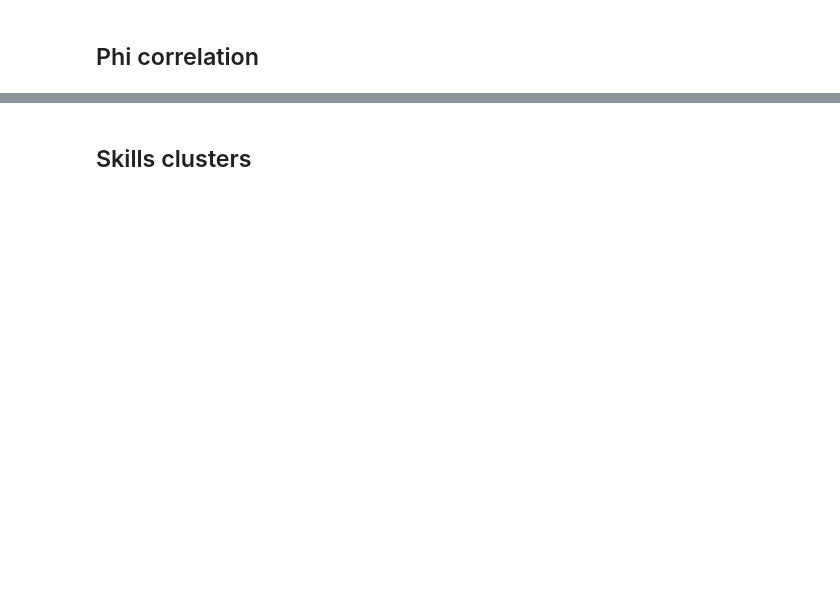
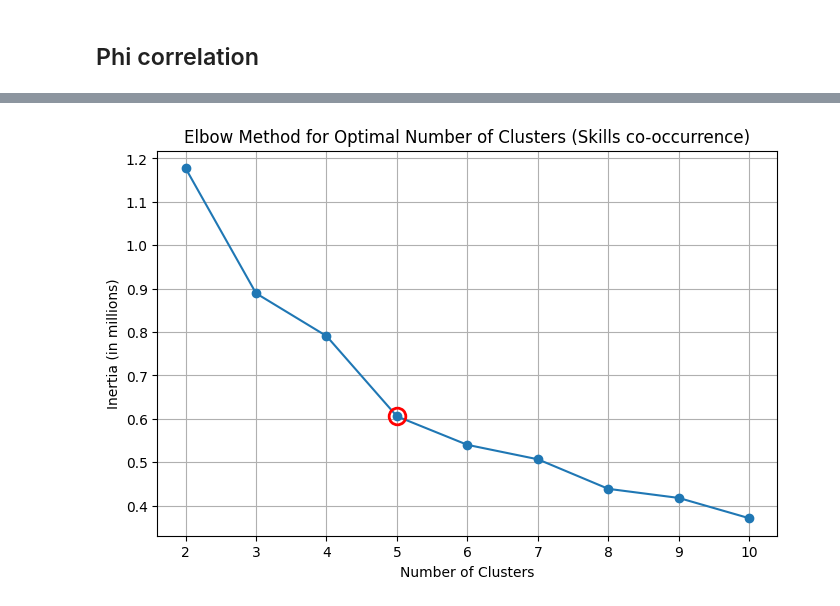
Before and after one commit to luancvieira/Trending-skills-in-IT-An-analysis-of-LinkedIn-job-postings, a Jupyter notebook: 4_data_analysis.ipynb, the cells around one changed output, grey strips where cells are left out. Saved outputs shown, nothing was run; the diff lists cells and outputs as text; code cells hidden in the pictures; blank space fills up the shorter version.

Commit message:
add clusters analysis

```diff
--- a/4_data_analysis.ipynb
+++ b/4_data_analysis.ipynb
@@ -208,0 +296,3 @@ plt.show()
+# %%
+postings_df_with_salary = postings_df[~postings_df.isna().any(axis = 1)]
+postings_df_with_salary
@@ -261,2 +367,39 @@ plt.show()
-# %% [markdown]
-## Skills clusters
+# %%
+# Create the co-occurrence matrix
+co_occurrence_matrix = skills_df.iloc[:, :-1].T.dot(skills_df.iloc[:, :-1])
+
+# Run K-Means for different numbers of clusters and calculate WCSS
+wcss = []
+range_n_clusters = range(2, 11)  # Test between 2 and 10 clusters
+
+for n_clusters in range_n_clusters:
+    kmeans = KMeans(n_clusters=n_clusters, random_state=42)
+    kmeans.fit(co_occurrence_matrix)
+
+    # Append the within-cluster sum of squares
+    wcss.append(kmeans.inertia_)
+
+# Convert WCSS values to millions
+wcss_millions = [x / 1e6 for x in wcss]
+
+# Plot the WCSS to visualize the Elbow Method
+plt.figure(figsize=(8, 5))
+plt.plot(range_n_clusters, wcss_millions, marker='o', label='WCSS')
+
+# Highlight the chosen cluster (e.g., 5 clusters) with a red circle
+chosen_cluster = 5
+plt.plot(chosen_cluster, wcss_millions[chosen_cluster - 2], 'ro', markersize=12, markerfacecolor='none', markeredgewidth=2)
+
+# Adjust y-axis to display values in millions
+ax = plt.gca()
+ax.yaxis.set_major_formatter(mticker.StrMethodFormatter('{x:,.1f}'))
+
+# Final plot adjustments
+plt.xlabel('Number of Clusters')
+plt.ylabel('Inertia (in millions)')
+plt.title('Elbow Method for Optimal Number of Clusters (Skills co-occurrence)')
+plt.grid(True)
+plt.savefig('./figures/cluster_skills')
+plt.show()
+# %% [output]
+[figure, added]
```
Also changed, not shown: parts of 42 cells of this notebook, 2 other files.
